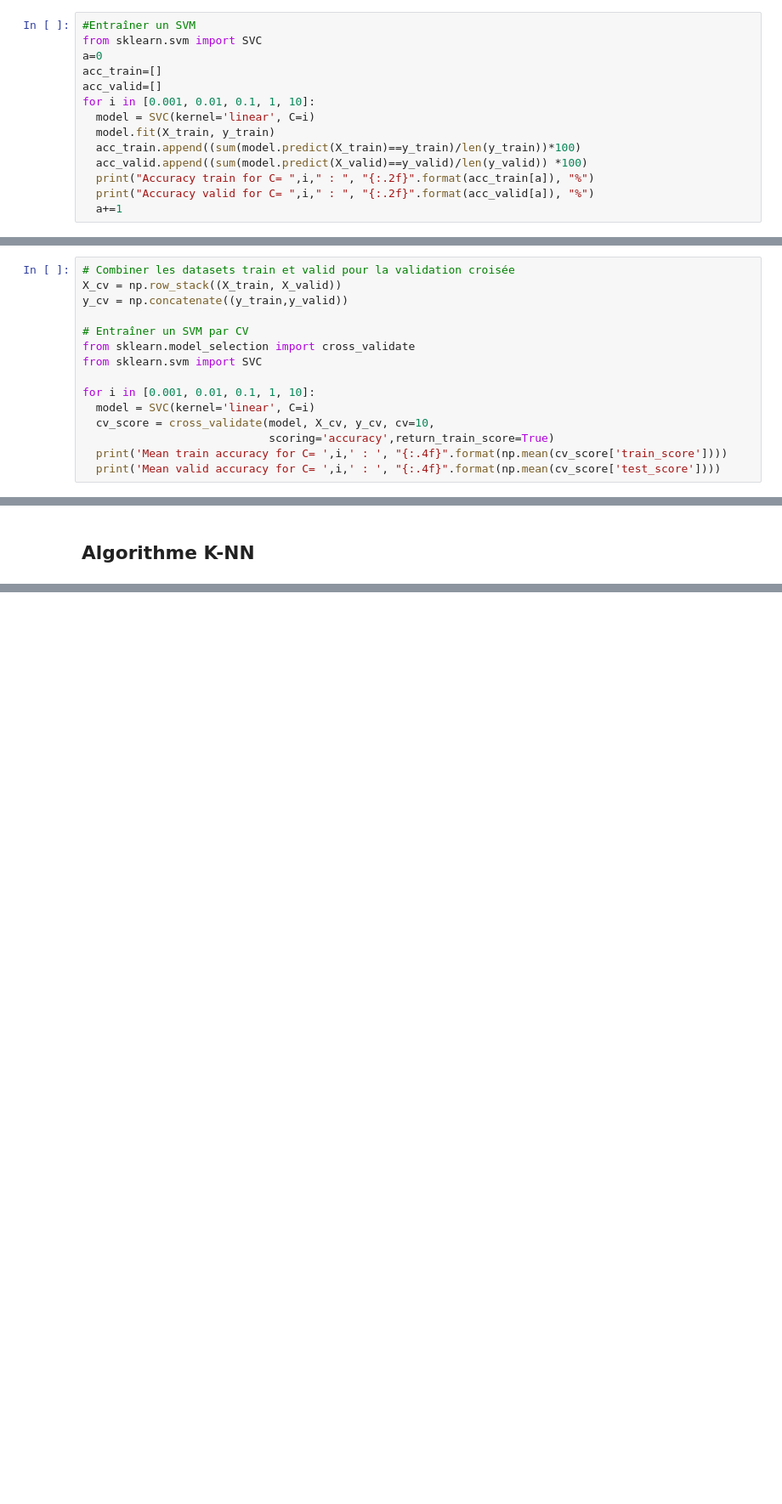
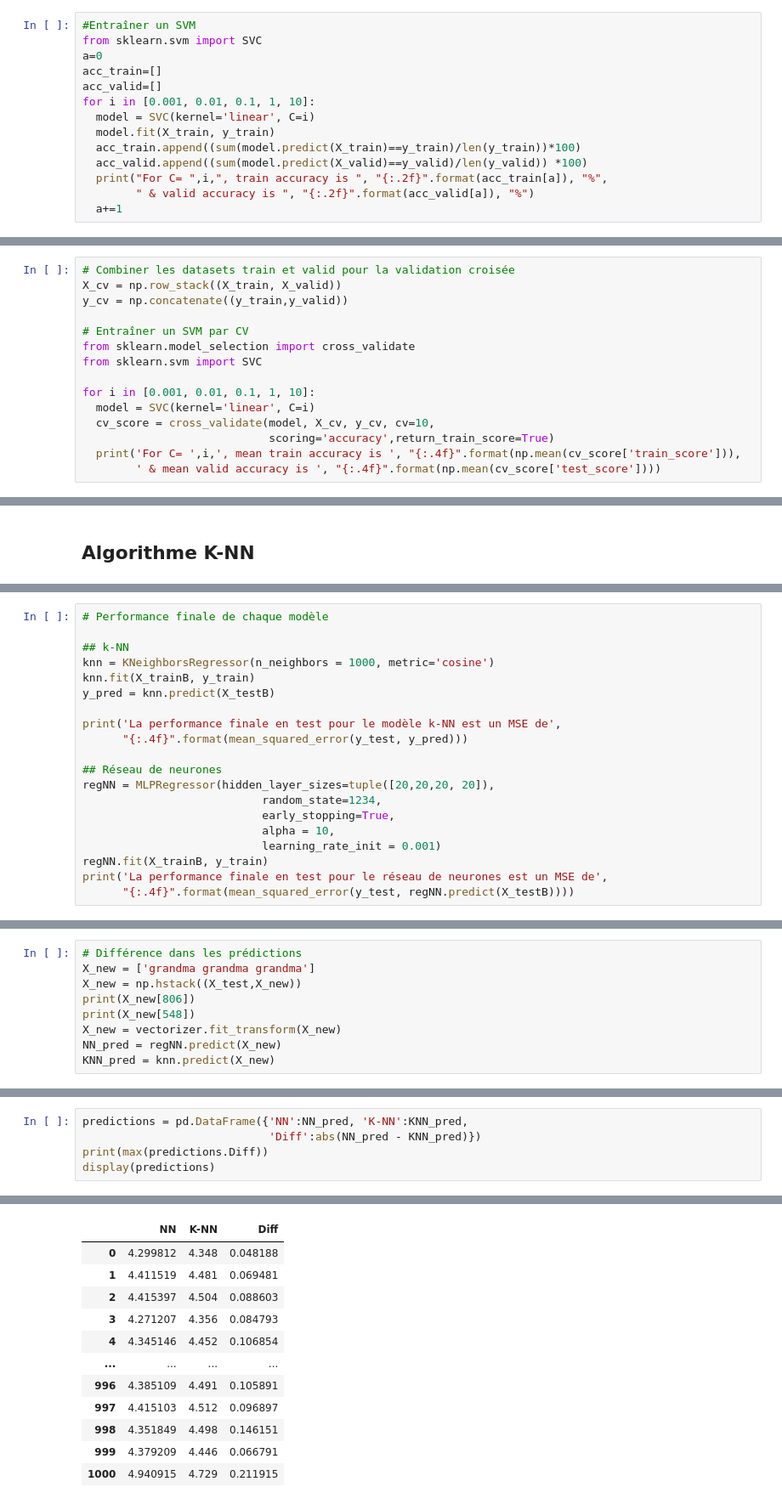
Before and after one commit to KenzaChraibi/Devoir-ML1, a Jupyter notebook: Devoir_ML1.ipynb, the cells around one changed output, grey strips where cells are left out. Shown at 85% size. Saved outputs shown, nothing was run; the diff lists cells and outputs as text; blank space fills up the shorter version.

```diff
--- a/Devoir_ML1.ipynb
+++ b/Devoir_ML1.ipynb
@@ -62,7 +62,7 @@ for i in [0.001, 0.01, 0.1, 1, 10]:
   model.fit(X_train, y_train)
   acc_train.append((sum(model.predict(X_train)==y_train)/len(y_train))*100)
   acc_valid.append((sum(model.predict(X_valid)==y_valid)/len(y_valid)) *100)
-  print("Accuracy train for C= ",i," : ", "{:.2f}".format(acc_train[a]), "%")
-  print("Accuracy valid for C= ",i," : ", "{:.2f}".format(acc_valid[a]), "%")
+  print("For C= ",i,", train accuracy is ", "{:.2f}".format(acc_train[a]), "%",
+        " & valid accuracy is ", "{:.2f}".format(acc_valid[a]), "%")
   a+=1
 # %% [output]
@@ -100,6 +95,6 @@ for i in [0.001, 0.01, 0.1, 1, 10]:
   model = SVC(kernel='linear', C=i)
   cv_score = cross_validate(model, X_cv, y_cv, cv=10,
                             scoring='accuracy',return_train_score=True)
-  print('Mean train accuracy for C= ',i,' : ', "{:.4f}".format(np.mean(cv_score['train_score'])))
-  print('Mean valid accuracy for C= ',i,' : ', "{:.4f}".format(np.mean(cv_score['test_score'])))
+  print('For C= ',i,', mean train accuracy is ', "{:.4f}".format(np.mean(cv_score['train_score'])),
+        ' & mean valid accuracy is ', "{:.4f}".format(np.mean(cv_score['test_score'])))
 # %% [output]
@@ -176,0 +434,20 @@ vectorizer.get_feature_names_out().shape
+# %%
+# Performance finale de chaque modèle
+
+## k-NN
+knn = KNeighborsRegressor(n_neighbors = 1000, metric='cosine')
+knn.fit(X_trainB, y_train)
+y_pred = knn.predict(X_testB)
+
+print('La performance finale en test pour le modèle k-NN est un MSE de',
+      "{:.4f}".format(mean_squared_error(y_test, y_pred)))
+
+## Réseau de neurones
+regNN = MLPRegressor(hidden_layer_sizes=tuple([20,20,20, 20]),
+                           random_state=1234,
+                           early_stopping=True,
+                           alpha = 10,
+                           learning_rate_init = 0.001)
+regNN.fit(X_trainB, y_train)
+print('La performance finale en test pour le réseau de neurones est un MSE de',
+      "{:.4f}".format(mean_squared_error(y_test, regNN.predict(X_testB))))
@@ -176,0 +457,9 @@ vectorizer.get_feature_names_out().shape
+# %%
+# Différence dans les prédictions
+X_new = ['grandma grandma grandma']
+X_new = np.hstack((X_test,X_new))
+print(X_new[806])
+print(X_new[548])
+X_new = vectorizer.fit_transform(X_new)
+NN_pred = regNN.predict(X_new)
+KNN_pred = knn.predict(X_new)
@@ -176,0 +469,6 @@ vectorizer.get_feature_names_out().shape
+# %%
+predictions = pd.DataFrame({'NN':NN_pred, 'K-NN':KNN_pred,
+                            'Diff':abs(NN_pred - KNN_pred)})
+print(max(predictions.Diff))
+display(predictions)
+# %% [output]
@@ -176,0 +476,12 @@ vectorizer.get_feature_names_out().shape
+|  | NN | K-NN | Diff |
+| 0 | 4.299812 | 4.348 | 0.048188 |
+| 1 | 4.411519 | 4.481 | 0.069481 |
+| 2 | 4.415397 | 4.504 | 0.088603 |
+| 3 | 4.271207 | 4.356 | 0.084793 |
+| 4 | 4.345146 | 4.452 | 0.106854 |
+| ... | ... | ... | ... |
+| 996 | 4.385109 | 4.491 | 0.105891 |
+| 997 | 4.415103 | 4.512 | 0.096897 |
+| 998 | 4.351849 | 4.498 | 0.146151 |
+| 999 | 4.379209 | 4.446 | 0.066791 |
+| 1000 | 4.940915 | 4.729 | 0.211915 |
```
Also changed, not shown: parts of 17 cells of this notebook.
